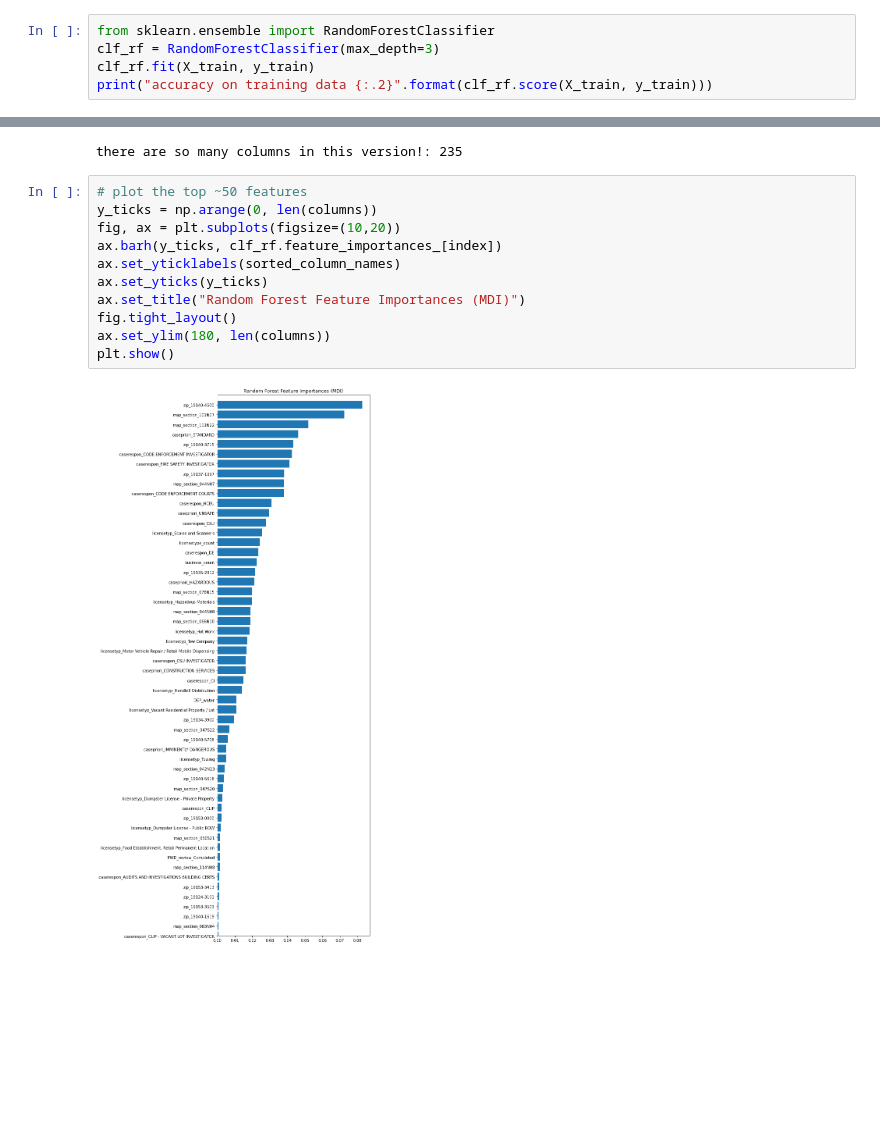
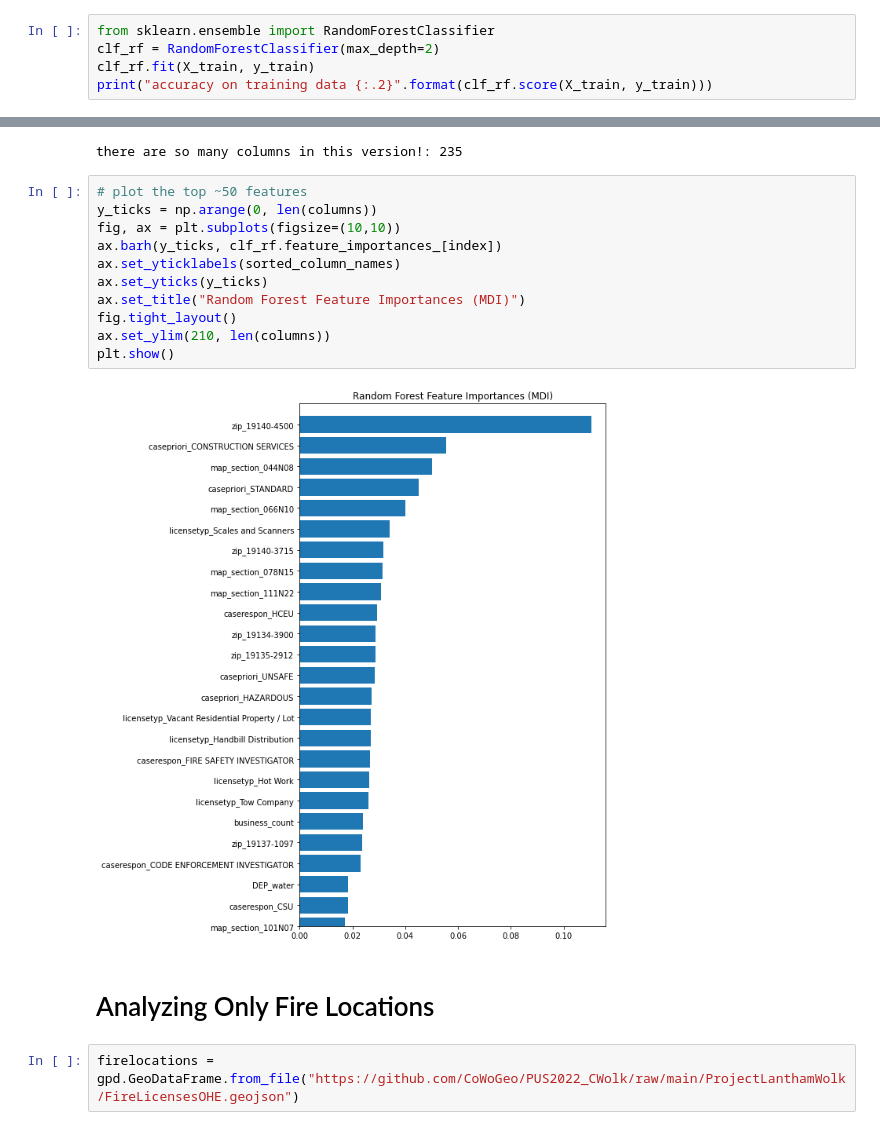
Before and after one commit to CoWoGeo/PUS2022_CWolk, a Jupyter notebook: ProjectLanthamWolk/JunkyardFireModel.ipynb, the cells around one changed output, grey strips where cells are left out. Saved outputs shown, nothing was run; the diff lists cells and outputs as text; blank space fills up the shorter version.

Commit message:
RF Classification Model and Figures for Junkyard Fire Prediction

```diff
--- a/ProjectLanthamWolk/JunkyardFireModel.ipynb
+++ b/ProjectLanthamWolk/JunkyardFireModel.ipynb
@@ -915,7 +729,7 @@ X_train.shape, X_test.shape, y_train.shape, y_test.shape
 from sklearn import tree
 # %%
 from sklearn.ensemble import RandomForestClassifier
-clf_rf = RandomForestClassifier(max_depth=3)
+clf_rf = RandomForestClassifier(max_depth=2)
 clf_rf.fit(X_train, y_train)
 print("accuracy on training data {:.2}".format(clf_rf.score(X_train, y_train)))
 # %% [output]
@@ -952,13 +765,17 @@ there are so many columns in this version!: 235
 # %%
 # plot the top ~50 features
 y_ticks = np.arange(0, len(columns))
-fig, ax = plt.subplots(figsize=(10,20))
+fig, ax = plt.subplots(figsize=(10,10))
 ax.barh(y_ticks, clf_rf.feature_importances_[index])
 ax.set_yticklabels(sorted_column_names)
 ax.set_yticks(y_ticks)
 ax.set_title("Random Forest Feature Importances (MDI)")
 fig.tight_layout()
-ax.set_ylim(180, len(columns))
+ax.set_ylim(210, len(columns))
 plt.show()
 # %% [output]
-[figure, old version]
+[figure, new version]
+# %% [markdown]
+# Analyzing Only Fire Locations
+# %%
+firelocations = gpd.GeoDataFrame.from_file("https://github.com/CoWoGeo/PUS2022_CWolk/raw/main/ProjectLanthamWolk/FireLicensesOHE.geojson")
```
Also changed, not shown: parts of 59 cells of this notebook.
